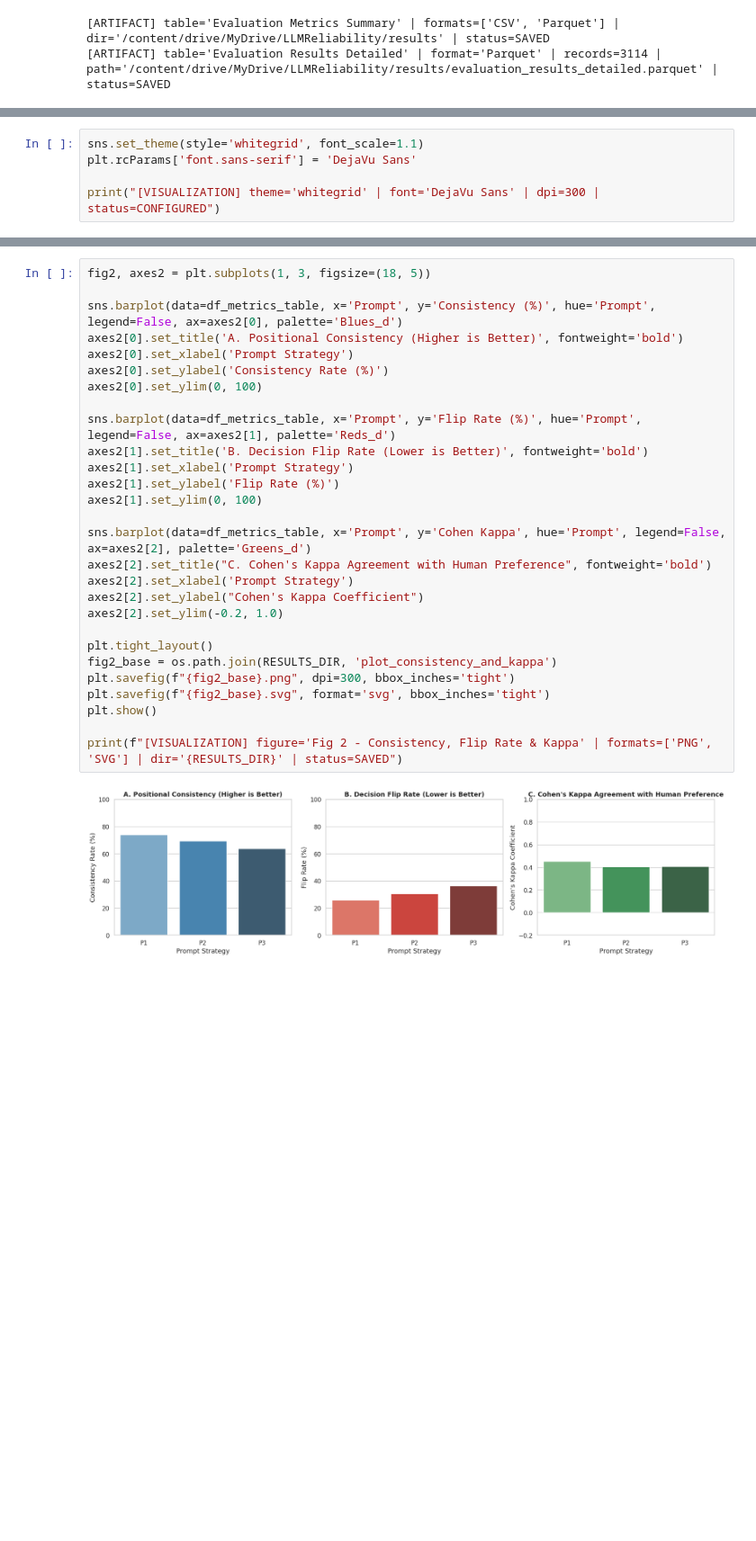
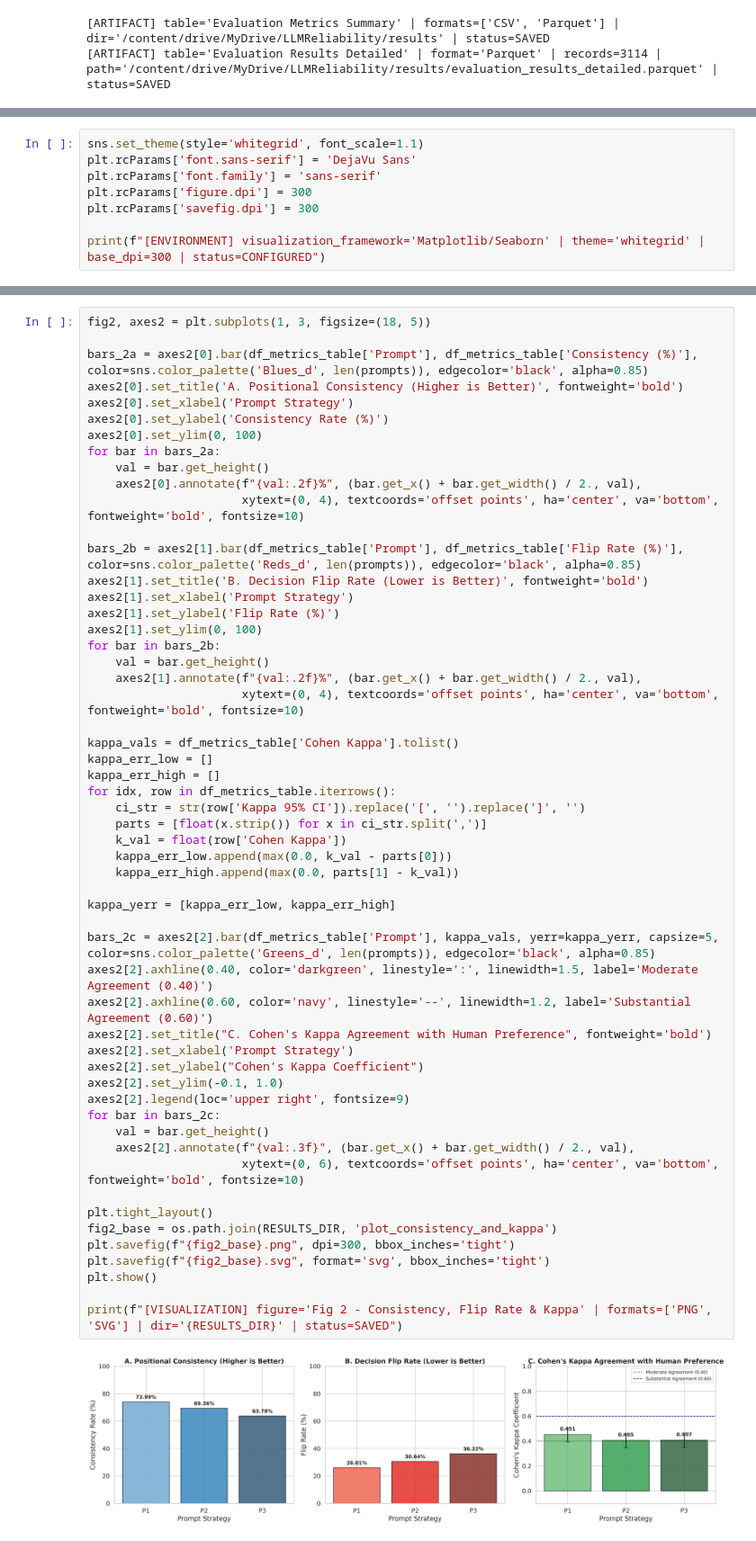
Before and after one commit to RozhakDev/LLMReliability, a Jupyter notebook: AI/08_End_to_End_Evaluation_Pipeline.ipynb, the cells around one changed output, grey strips where cells are left out. Shown at 90% size. Drawn from its saved outputs; the diff is of its cells as text; blank space fills up the shorter version.

```diff
--- a/AI/08_End_to_End_Evaluation_Pipeline.ipynb
+++ b/AI/08_End_to_End_Evaluation_Pipeline.ipynb
@@ -863,6 +912,9 @@ Konfigurasi tema tampilan grafik menggunakan pustaka Seaborn dan Matplotlib.
 # %%
 sns.set_theme(style='whitegrid', font_scale=1.1)
 plt.rcParams['font.sans-serif'] = 'DejaVu Sans'
+plt.rcParams['font.family'] = 'sans-serif'
+plt.rcParams['figure.dpi'] = 300
+plt.rcParams['savefig.dpi'] = 300
 
-print("[VISUALIZATION] theme='whitegrid' | font='DejaVu Sans' | dpi=300 | status=CONFIGURED")
+print(f"[ENVIRONMENT] visualization_framework='Matplotlib/Seaborn' | theme='whitegrid' | base_dpi=300 | status=CONFIGURED")
 # %% [output]
@@ -906,32 +989,59 @@ Visualisasi metrik reliabilitas posisi: Konsistensi, Flip Rate, dan Skor Cohen's
 # %%
 fig2, axes2 = plt.subplots(1, 3, figsize=(18, 5))
 
-sns.barplot(data=df_metrics_table, x='Prompt', y='Consistency (%)', hue='Prompt', legend=False, ax=axes2[0], palette='Blues_d')
+bars_2a = axes2[0].bar(df_metrics_table['Prompt'], df_metrics_table['Consistency (%)'], color=sns.color_palette('Blues_d', len(prompts)), edgecolor='black', alpha=0.85)
 axes2[0].set_title('A. Positional Consistency (Higher is Better)', fontweight='bold')
 axes2[0].set_xlabel('Prompt Strategy')
 axes2[0].set_ylabel('Consistency Rate (%)')
 axes2[0].set_ylim(0, 100)
+for bar in bars_2a:
+    val = bar.get_height()
+    axes2[0].annotate(f"{val:.2f}%", (bar.get_x() + bar.get_width() / 2., val),
+                      xytext=(0, 4), textcoords='offset points', ha='center', va='bottom', fontweight='bold', fontsize=10)
 
-sns.barplot(data=df_metrics_table, x='Prompt', y='Flip Rate (%)', hue='Prompt', legend=False, ax=axes2[1], palette='Reds_d')
+bars_2b = axes2[1].bar(df_metrics_table['Prompt'], df_metrics_table['Flip Rate (%)'], color=sns.color_palette('Reds_d', len(prompts)), edgecolor='black', alpha=0.85)
 axes2[1].set_title('B. Decision Flip Rate (Lower is Better)', fontweight='bold')
 axes2[1].set_xlabel('Prompt Strategy')
 axes2[1].set_ylabel('Flip Rate (%)')
 axes2[1].set_ylim(0, 100)
+for bar in bars_2b:
+    val = bar.get_height()
+    axes2[1].annotate(f"{val:.2f}%", (bar.get_x() + bar.get_width() / 2., val),
+                      xytext=(0, 4), textcoords='offset points', ha='center', va='bottom', fontweight='bold', fontsize=10)
 
-sns.barplot(data=df_metrics_table, x='Prompt', y='Cohen Kappa', hue='Prompt', legend=False, ax=axes2[2], palette='Greens_d')
+kappa_vals = df_metrics_table['Cohen Kappa'].tolist()
+kappa_err_low = []
+kappa_err_high = []
+for idx, row in df_metrics_table.iterrows():
+    ci_str = str(row['Kappa 95% CI']).replace('[', '').replace(']', '')
+    parts = [float(x.strip()) for x in ci_str.split(',')]
+    k_val = float(row['Cohen Kappa'])
+    kappa_err_low.append(max(0.0, k_val - parts[0]))
+    kappa_err_high.append(max(0.0, parts[1] - k_val))
+
+kappa_yerr = [kappa_err_low, kappa_err_high]
+
+bars_2c = axes2[2].bar(df_metrics_table['Prompt'], kappa_vals, yerr=kappa_yerr, capsize=5, color=sns.color_palette('Greens_d', len(prompts)), edgecolor='black', alpha=0.85)
+axes2[2].axhline(0.40, color='darkgreen', linestyle=':', linewidth=1.5, label='Moderate Agreement (0.40)')
+axes2[2].axhline(0.60, color='navy', linestyle='--', linewidth=1.2, label='Substantial Agreement (0.60)')
 axes2[2].set_title("C. Cohen's Kappa Agreement with Human Preference", fontweight='bold')
 axes2[2].set_xlabel('Prompt Strategy')
 axes2[2].set_ylabel("Cohen's Kappa Coefficient")
-axes2[2].set_ylim(-0.2, 1.0)
+axes2[2].set_ylim(-0.1, 1.0)
+axes2[2].legend(loc='upper right', fontsize=9)
+for bar in bars_2c:
+    val = bar.get_height()
+    axes2[2].annotate(f"{val:.3f}", (bar.get_x() + bar.get_width() / 2., val),
+                      xytext=(0, 6), textcoords='offset points', ha='center', va='bottom', fontweight='bold', fontsize=10)
 
 plt.tight_layout()
 fig2_base = os.path.join(RESULTS_DIR, 'plot_consistency_and_kappa')
 plt.savefig(f"{fig2_base}.png", dpi=300, bbox_inches='tight')
 plt.savefig(f"{fig2_base}.svg", format='svg', bbox_inches='tight')
 plt.show()
 
 print(f"[VISUALIZATION] figure='Fig 2 - Consistency, Flip Rate & Kappa' | formats=['PNG', 'SVG'] | dir='{RESULTS_DIR}' | status=SAVED")
 # %% [output]
-[figure, old version]
+[figure, new version]
 [VISUALIZATION] figure='Fig 2 - Consistency, Flip Rate & Kappa' | formats=['PNG', 'SVG'] | dir='/content/drive/MyDrive/LLMReliability/results' | status=SAVED
 # %% [markdown]
```
Also changed, not shown: parts of 49 cells of this notebook, 4 other files.
